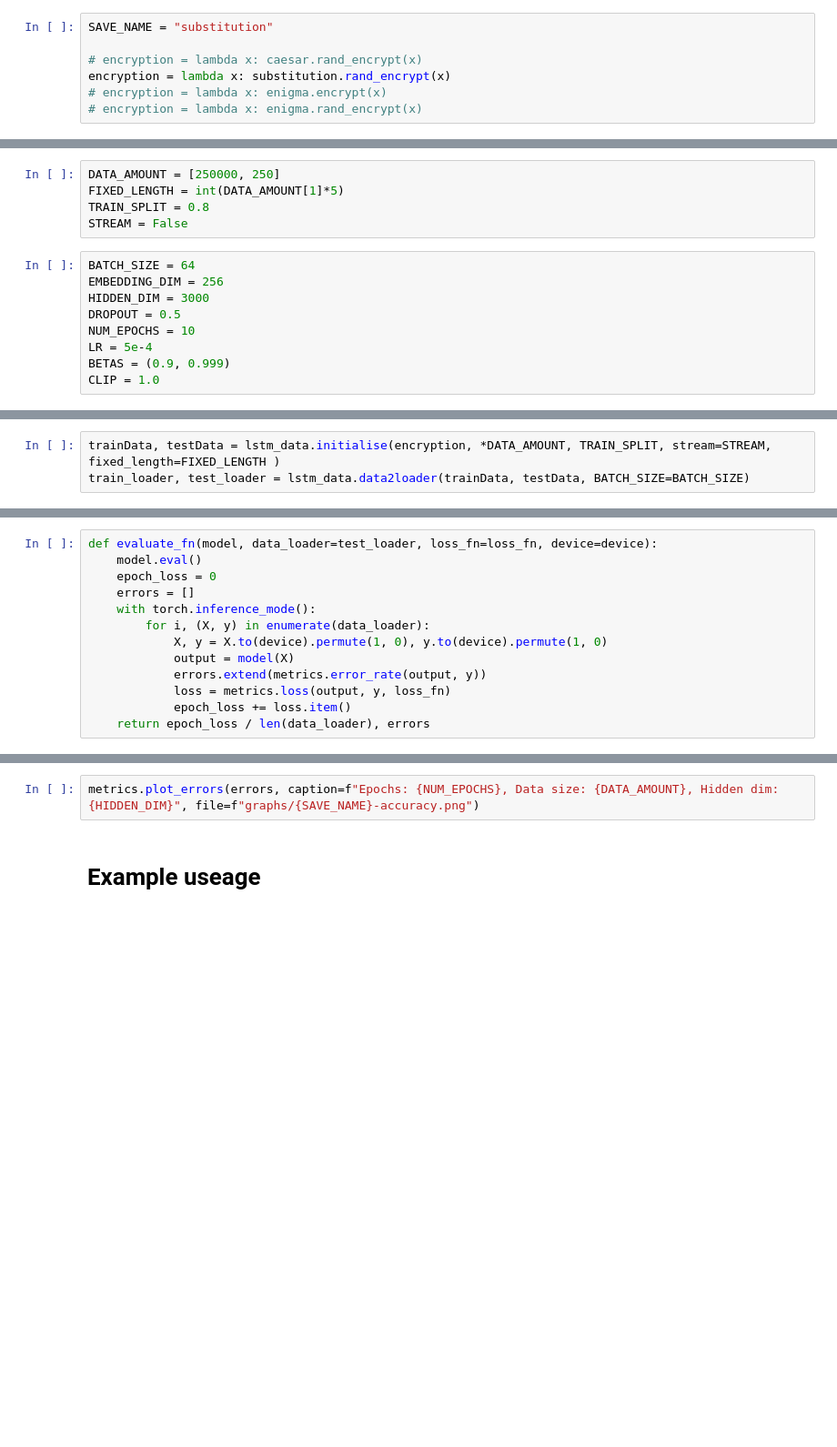
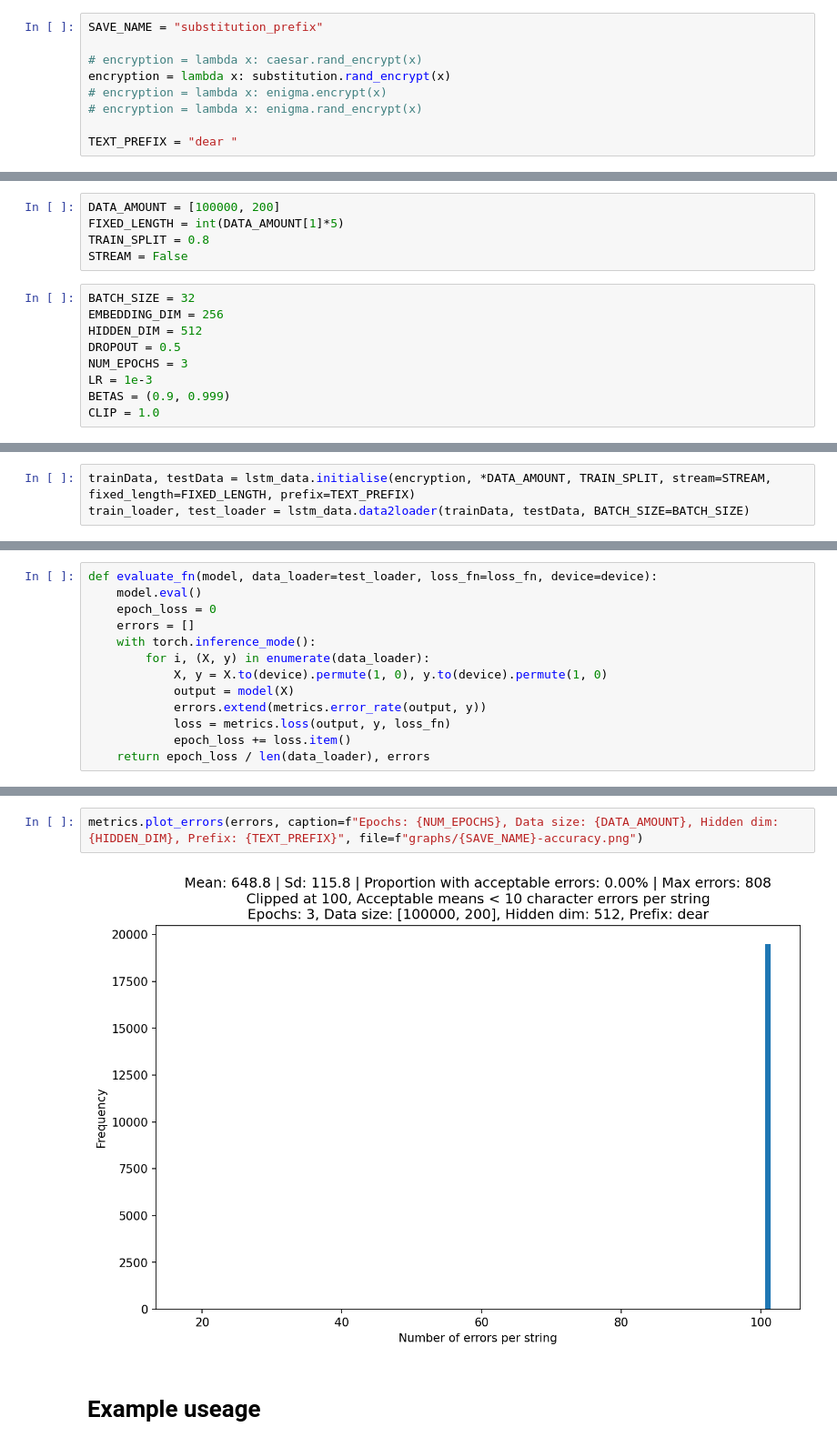
Before and after one commit to TristanHodgson/Code-breaking-NN, a Jupyter notebook: 01_LSTM_train.ipynb, the cells around one changed output, grey strips where cells are left out. Shown: that part at 91% size. Drawn from its saved outputs; the diff is of its cells as text; blank space fills up the shorter version.

Commit message:
Adding Prefix

```diff
--- a/01_LSTM_train.ipynb
+++ b/01_LSTM_train.ipynb
@@ -3,29 +3,31 @@
 # %% [markdown]
 ## Variables
 # %%
-SAVE_NAME = "substitution"
+SAVE_NAME = "substitution_prefix"
 
 # encryption = lambda x: caesar.rand_encrypt(x)
 encryption = lambda x: substitution.rand_encrypt(x)
 # encryption = lambda x: enigma.encrypt(x)
 # encryption = lambda x: enigma.rand_encrypt(x)
+
+TEXT_PREFIX = "dear "
 # %%
 PAD_TOKEN = 27
 SOS_TOKEN = 29
 EOS_TOKEN = 28
 VOCAB_SIZE = 30
 # %%
-DATA_AMOUNT = [250000, 250]
+DATA_AMOUNT = [100000, 200]
 FIXED_LENGTH = int(DATA_AMOUNT[1]*5)
 TRAIN_SPLIT = 0.8
 STREAM = False
 # %%
-BATCH_SIZE = 64
+BATCH_SIZE = 32
 EMBEDDING_DIM = 256
-HIDDEN_DIM = 3000
+HIDDEN_DIM = 512
 DROPOUT = 0.5
-NUM_EPOCHS = 10
-LR = 5e-4
+NUM_EPOCHS = 3
+LR = 1e-3
 BETAS = (0.9, 0.999)
 CLIP = 1.0
 # %% [markdown]
@@ -63,7 +61,7 @@ Error:
 # %% [markdown]
 ## Creating Data
 # %%
-trainData, testData = lstm_data.initialise(encryption, *DATA_AMOUNT, TRAIN_SPLIT, stream=STREAM, fixed_length=FIXED_LENGTH )
+trainData, testData = lstm_data.initialise(encryption, *DATA_AMOUNT, TRAIN_SPLIT, stream=STREAM, fixed_length=FIXED_LENGTH, prefix=TEXT_PREFIX)
 train_loader, test_loader = lstm_data.data2loader(trainData, testData, BATCH_SIZE=BATCH_SIZE)
 # %% [markdown]
 # Model
@@ -146,5 +164,7 @@ for epoch in tqdm(range(NUM_EPOCHS)):
 # %%
-metrics.plot_errors(errors, caption=f"Epochs: {NUM_EPOCHS}, Data size: {DATA_AMOUNT}, Hidden dim: {HIDDEN_DIM}", file=f"graphs/{SAVE_NAME}-accuracy.png")
+metrics.plot_errors(errors, caption=f"Epochs: {NUM_EPOCHS}, Data size: {DATA_AMOUNT}, Hidden dim: {HIDDEN_DIM}, Prefix: {TEXT_PREFIX}", file=f"graphs/{SAVE_NAME}-accuracy.png")
+# %% [output]
+[figure, added]
 # %% [markdown]
 # Example useage
 # %%
```
Also changed, not shown: parts of 7 cells of this notebook, 4 other files.
